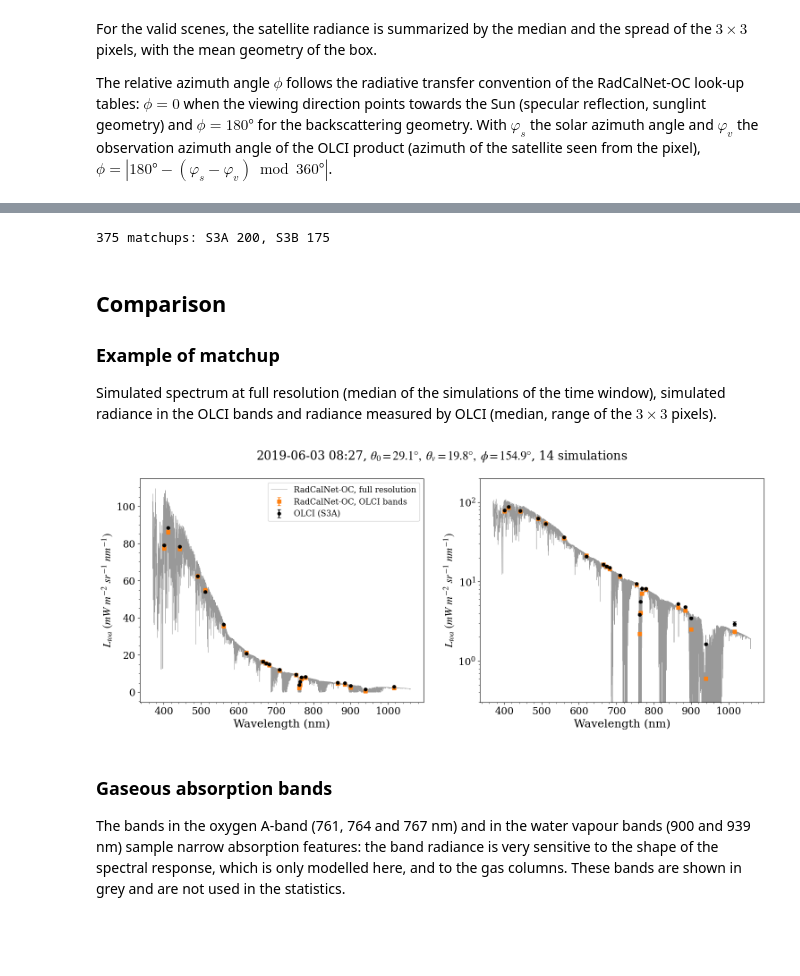
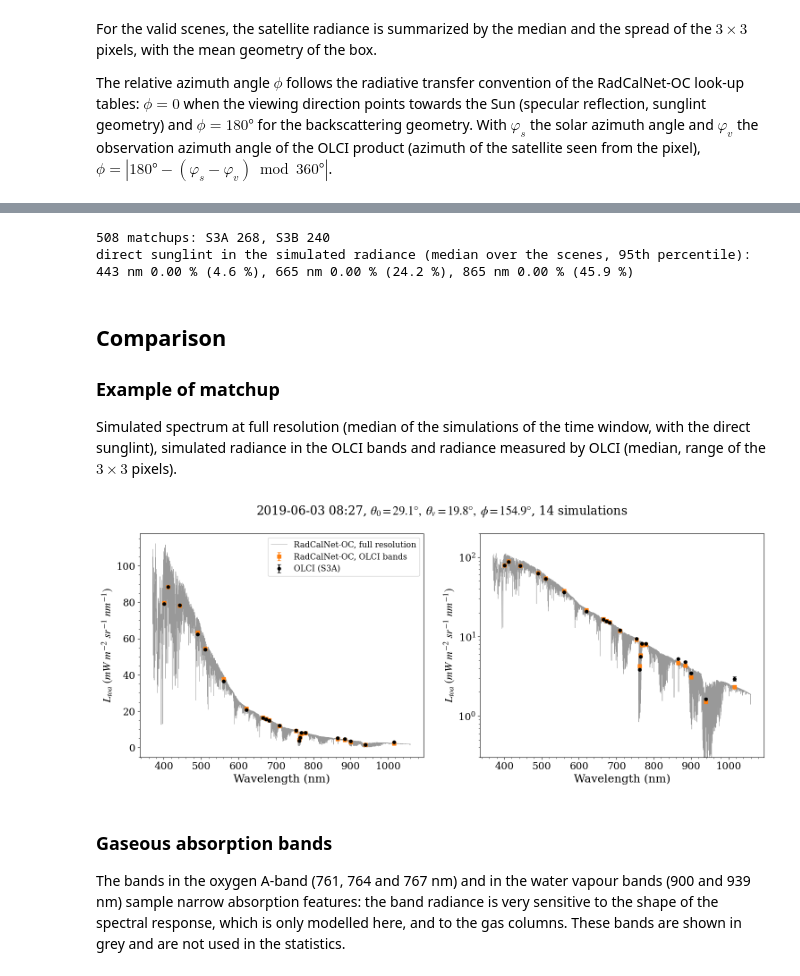
Before and after one commit to Tristanovsk/radcalnet_oc, a Jupyter notebook: docs/source/tutorials/sentinel3_radcalnet_oc_matchup.ipynb, the cells around one changed output, grey strips where cells are left out. Drawn from its saved outputs; the diff is of its cells as text; code cells hidden in the pictures; blank space fills up the shorter version.

Commit message:
Sentinel-3 tutorial: simulations at the geometry of each scene with version 1.1 and the direct sunglint; local copy of the FLEX ATBD V1.1

```diff
--- a/docs/source/tutorials/sentinel3_radcalnet_oc_matchup.ipynb
+++ b/docs/source/tutorials/sentinel3_radcalnet_oc_matchup.ipynb
@@ -342,68 +481,63 @@ print(f'{radcalnet.sizes["time"]} simulations from {str(simulation_times[0])[:10
 # %%
 matchups = []
-for time in satellite.time.values:
-    window = (simulation_times >= time - delta_time) & (simulation_times <= time + delta_time)
-    if not window.any():
-        continue
-    scene = satellite.sel(time=time)
-    simu = radcalnet.isel(time=np.flatnonzero(window))
-    Ltoa = (simu.Rtoa.interp(vza=float(scene.vza), azi=float(scene.azi)) * simu.E0 / np.pi).rename('Ltoa')
-
-    spectral = radoc.Spectral(central_wl=scene.central_wl.values.astype(float),
-                              fwhm=scene.fwhm.values.astype(float))
-    Lb = spectral.convolve2(Ltoa).Ltoa.reset_coords(drop=True).assign_coords(wl=satellite.wl.values).compute()
-
+for time, sim in simulations.items():
+    Lb = sim.Lsim
     matchups.append(xr.Dataset({
-        'Lsim_median': Lb.median('time'),
-        'Lsim_q25': Lb.quantile(0.25, 'time').drop_vars('quantile'),
-        'Lsim_q75': Lb.quantile(0.75, 'time').drop_vars('quantile'),
-        'Lsim_std': Lb.std('time'),
-        'Lsim_count': Lb.sizes['time'],
-        'time_simulation': simu.time.mean(),
+        'Lsim_median': Lb.median('sim'),
+        'Lsim_q25': Lb.quantile(0.25, 'sim').drop_vars('quantile'),
+        'Lsim_q75': Lb.quantile(0.75, 'sim').drop_vars('quantile'),
+        'Lsim_std': Lb.std('sim'),
+        'Lsim_count': Lb.sizes['sim'],
+        'Lglint_median': sim.Lglint.median('sim'),
+        'time_simulation': sim.sim.mean(),
     }).expand_dims(time=[time]))
 
 matchup = xr.merge([satellite, xr.concat(matchups, dim='time')], join='inner')
 matchup['ratio'] = matchup.L_median / matchup.Lsim_median
 print(f'{matchup.sizes["time"]} matchups:',
       ', '.join(f'{p} {n}' for p, n in zip(*np.unique(matchup.platform.values, return_counts=True))))
+glint = 100 * matchup.Lglint_median / matchup.Lsim_median
+print('direct sunglint in the simulated radiance (median over the scenes, 95th percentile): ' +
+      ', '.join(f'{b} nm {float(glint.sel(wl=b).median()):.2f} % ({float(glint.sel(wl=b).quantile(0.95)):.1f} %)'
+                for b in [443, 665, 865]))
 # %% [output]
-375 matchups: S3A 200, S3B 175
+508 matchups: S3A 268, S3B 240
+direct sunglint in the simulated radiance (median over the scenes, 95th percentile): 443 nm 0.00 % (4.6 %), 665 nm 0.00 % (24.2 %), 865 nm 0.00 % (45.9 %)
 # %% [markdown]
 ## Comparison
 
 ### Example of matchup
 
-Simulated spectrum at full resolution (median of the simulations of the time window), simulated
-radiance in the OLCI bands and radiance measured by OLCI (median, range of the $3\times3$ pixels).
+Simulated spectrum at full resolution (median of the simulations of the time window, with the direct
+sunglint), simulated radiance in the OLCI bands and radiance measured by OLCI (median, range of the
+$3\times3$ pixels).
 # %%
 example = matchup.isel(time=int(np.argmax(matchup.Lsim_count.values)))
 time = example.time.values
-window = (simulation_times >= time - delta_time) & (simulation_times <= time + delta_time)
-simu = radcalnet.isel(time=np.flatnonzero(window))
-Ltoa_full = (simu.Rtoa.interp(vza=float(example.vza), azi=float(example.azi)) * simu.E0 / np.pi).median('time')
+Ltoa_full = simulations[time].Ltoa_spectrum.rename(wl_spectrum='wl')
 
 wl = example.central_wl
 fig, axs = plt.subplots(1, 2, figsize=(18, 6.5))
 for ax in axs:
     Ltoa_full.plot(ax=ax, color='grey', lw=0.6, alpha=0.8, label='RadCalNet-OC, full resolution')
     ax.errorbar(wl, example.Lsim_median, yerr=[example.Lsim_median - example.Lsim_q25,
                                                example.Lsim_q75 - example.Lsim_median],
                 fmt='s', color='tab:orange', ms=6, capsize=3, label='RadCalNet-OC, OLCI bands')
     ax.errorbar(wl, example.L_median, yerr=[example.L_median - example.L_min, example.L_max - example.L_median],
                 fmt='o', color='k', ms=5, capsize=3, label=f'OLCI ({str(example.platform.values)})')
     ax.set_xlabel('Wavelength (nm)')
     ax.set_ylabel(r'$L_{toa}\ (mW\ m^{-2}\ sr^{-1}\ nm^{-1})$')
     ax.set_title('')
     ax.minorticks_on()
 axs[1].semilogy()
 axs[1].set_ylim(0.3, 200)
 axs[0].legend(fontsize=13)
 fig.suptitle(pd.to_datetime(time).strftime('%Y-%m-%d %H:%M') +
              r', $\theta_0=%.1f°,\ \theta_v=%.1f°,\ \phi=%.1f°$, %i simulations'
              % (example.sza, example.vza, example.azi, example.Lsim_count))
 plt.show()
 # %% [output]
-[figure, old version]
+[figure, new version]
 # %% [markdown]
 ### Gaseous absorption bands
 
```
Also changed, not shown: parts of 17 cells of this notebook, 33 other files.
